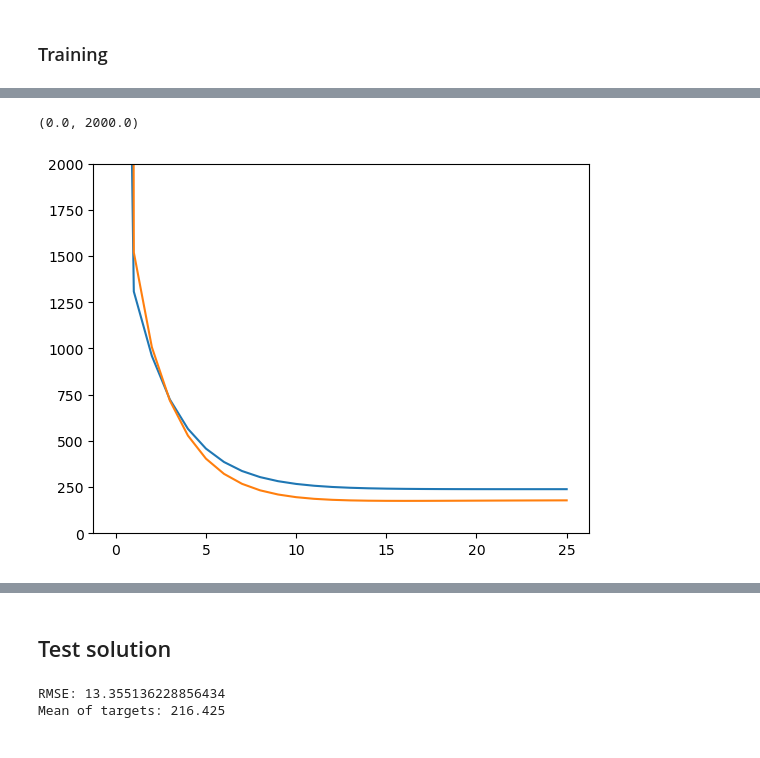
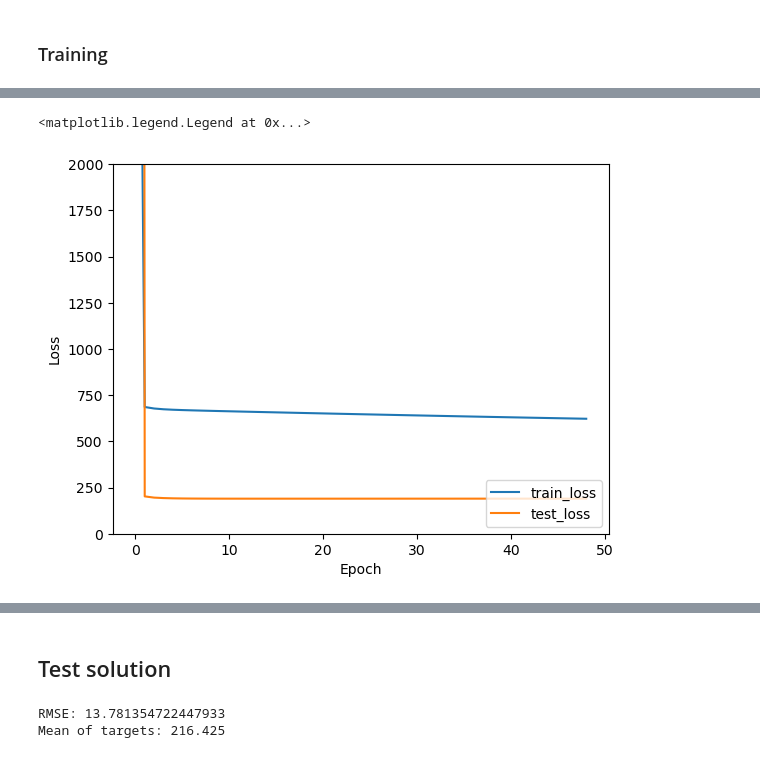
Before and after one commit to MartinRajniak/Neural-Networks-from-Scratch, a Jupyter notebook: backprop_from_scratch/backprop_from_scratch.ipynb, the cells around one changed output, grey strips where cells are left out. Drawn from its saved outputs; the diff is of its cells as text; code cells hidden in the pictures.

```diff
--- a/backprop_from_scratch/backprop_from_scratch.ipynb
+++ b/backprop_from_scratch/backprop_from_scratch.ipynb
@@ -23,14 +23,15 @@ import functools
 # %% [markdown]
 ## Hyperparams
 # %%
-TEST_SIZE = 0.1 # TODO: return back to 0.1 (changed just to show test loss history)
+TEST_SIZE = 0.1
 
-LEARNING_RATE = 0.01
+# 1e-2 is too high for 2 neurons (exploding gradients)
+LEARNING_RATE = 1e-3
 BATCH_SIZE = 4
 EPOCHS = 500
 
 HIDDEN_LAYERS_NUM = 1
-HIDDEN_NEURONS_NUM = 2
+HIDDEN_NEURONS_NUM = 1
 # %% [markdown]
 ## Utilities
 # %%
@@ -268,9 +269,14 @@ input1 = Variable("input1")
 input2 = Variable("input2")
 target = Variable("target")
 
-neuron_output = neuron([input1, input2])
+hidden_neurons = []
+for neuron_index in range(HIDDEN_NEURONS_NUM):
+    hidden_neuron_output = neuron([input1, input2])
+    hidden_neurons.append(hidden_neuron_output)
 
-loss = neuron_output.mse(target)
+output_neuron_output = neuron(hidden_neurons)
+
+loss = output_neuron_output.mse(target)
 loss.label = "loss"
 # %% [markdown]
 ### Training
@@ -347,10 +353,13 @@ Epoch 25: loss=238.66357310828295, test_loss=178.14807951232143
 # %%
 plt.plot(history["train_loss"], label="train_loss")
 plt.plot(history["test_loss"], label="test_loss")
+plt.xlabel("Epoch")
+plt.ylabel("Loss")
 plt.ylim(0, 2000)
+plt.legend(loc="lower right")
 # %% [output]
-(0.0, 2000.0)
+<matplotlib.legend.Legend at 0x...>
-[figure, old version]
+[figure, new version]
 # %%
 draw_dot(loss)
 # %% [output]
@@ -373,5 +382,5 @@ mean_target = np.mean(targets)
 print("RMSE:", rmse)
 print("Mean of targets:", mean_target)
 # %% [output]
-RMSE: 13.355136228856434
+RMSE: 13.781354722447933
 Mean of targets: 216.425
```
Also changed, not shown: parts of 1 cell of this notebook.
